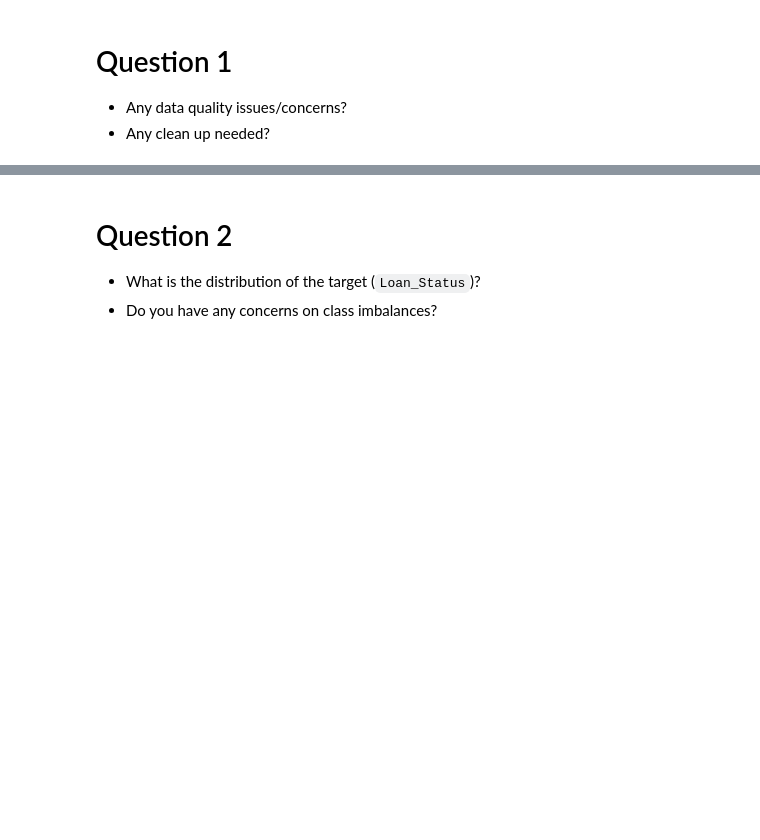
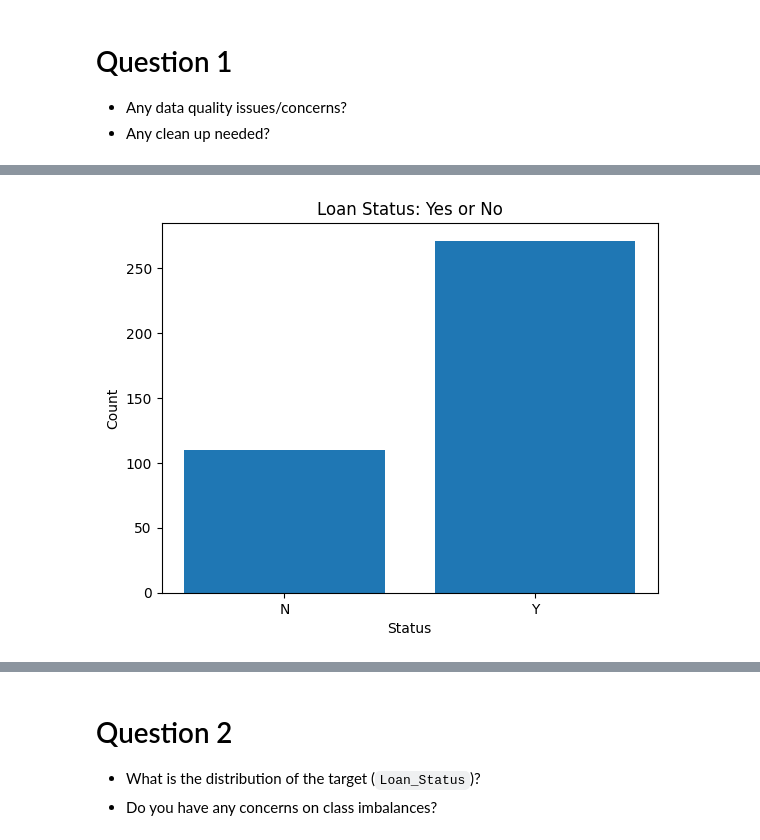
Before and after one commit to cwdwiggins/DS602, a Jupyter notebook: week05/week5 - logistic-regression-assignment.ipynb, the cells around one changed output, grey strips where cells are left out. Drawn from its saved outputs; the diff is of its cells as text; code cells hidden in the pictures; blank space fills up the shorter version.

```diff
--- a/week05/week5 - logistic-regression-assignment.ipynb
+++ b/week05/week5 - logistic-regression-assignment.ipynb
@@ -44,0 +103,11 @@ Insert comments here
+# %%
+status = df.groupby(['Loan_Status']).Loan_Status.count()
+x = status.index
+y = status.values
+plt.bar(x, y)
+plt.title('Loan Status: Yes or No')
+plt.xlabel('Status')
+plt.ylabel('Count')
+plt.show()
+# %% [output]
+[figure, added]
```
Also changed, not shown: parts of 38 cells of this notebook.
